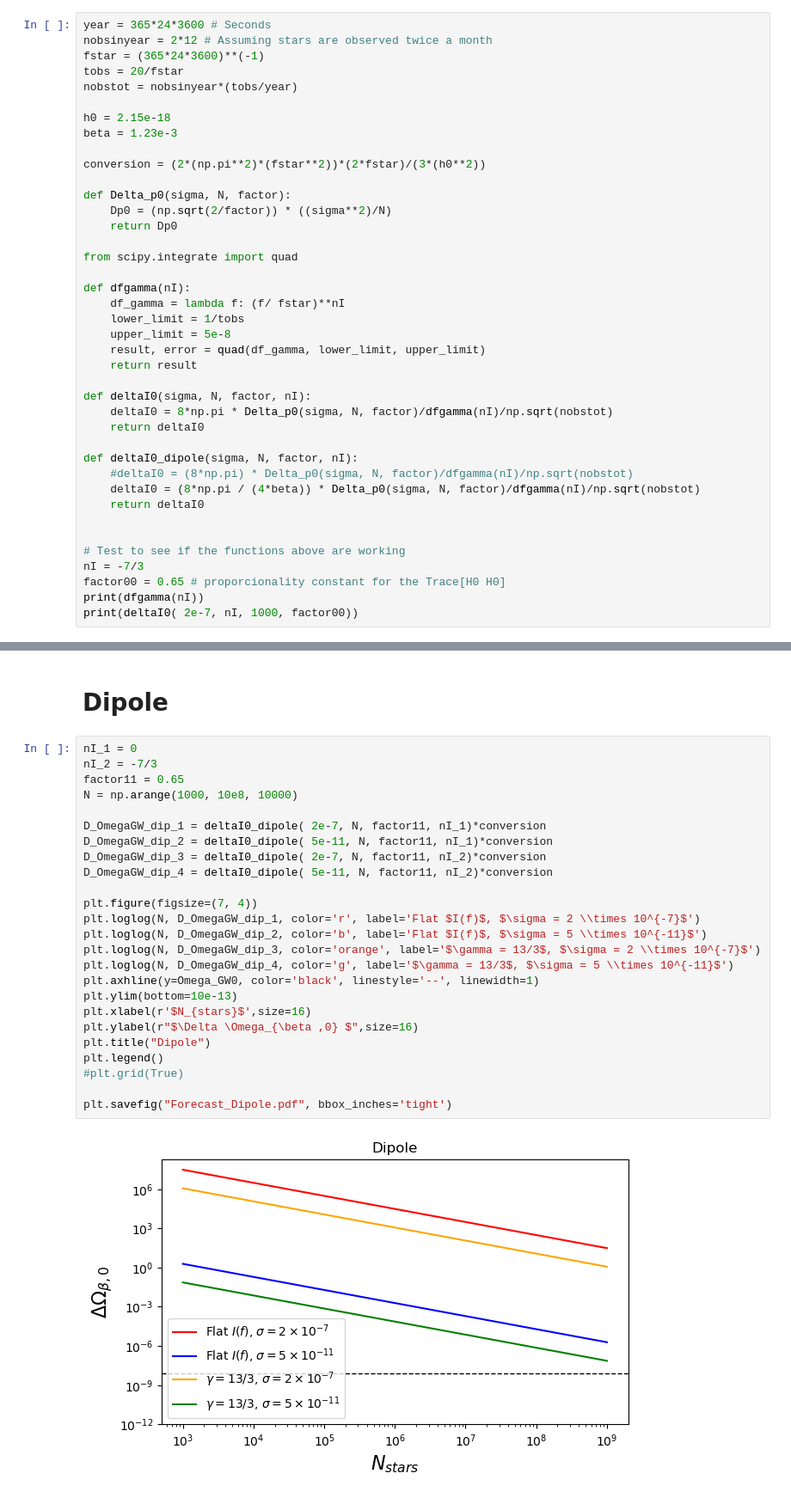
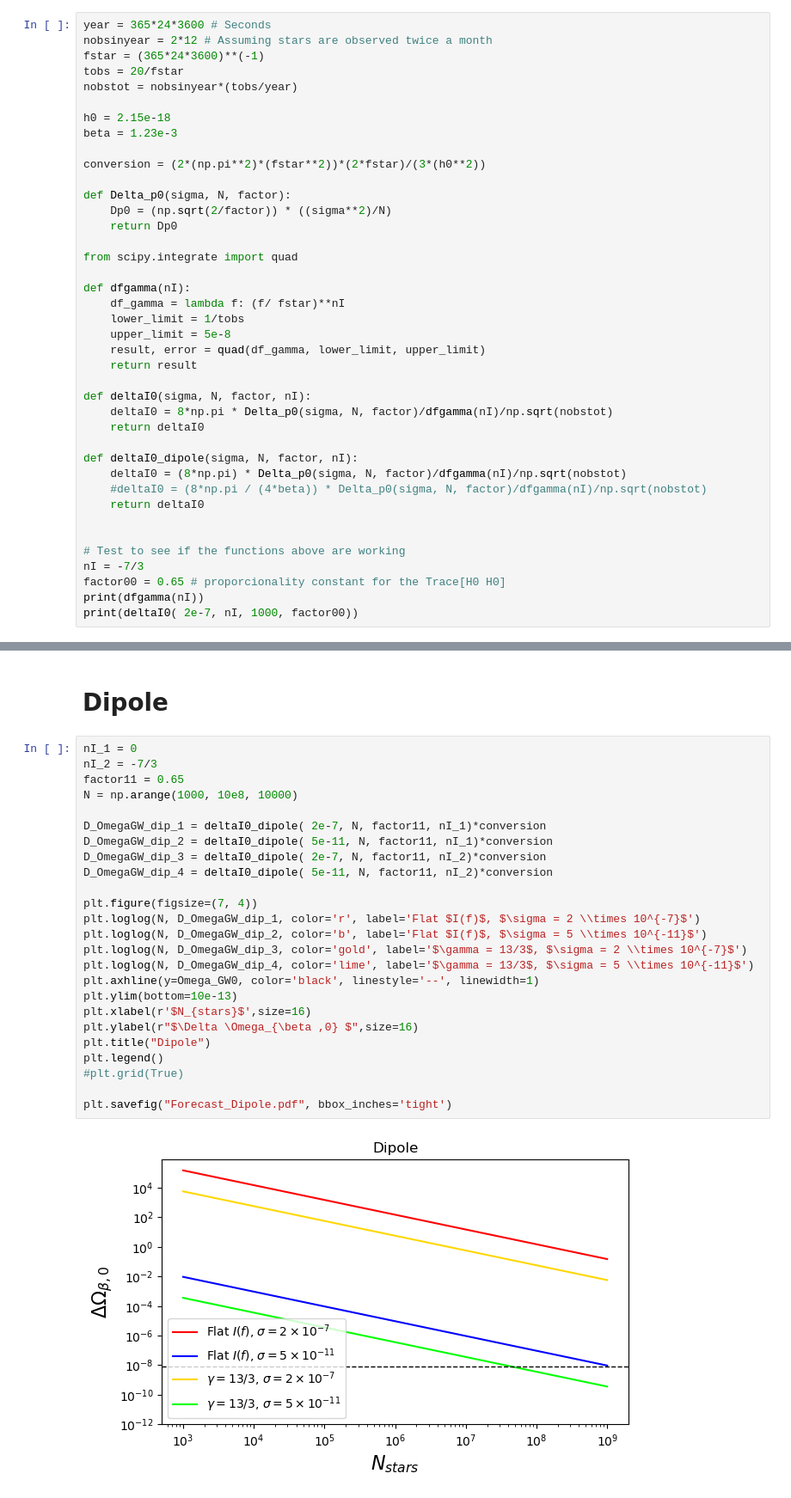
Before and after one commit to MarisolJC/Astrometry_meets_PTAs, a Jupyter notebook: Forecast.ipynb, the cells around one changed output, grey strips where cells are left out. Shown: that part at 86% size. Saved outputs shown, nothing was run; the diff lists cells and outputs as text.

```diff
--- a/Forecast.ipynb
+++ b/Forecast.ipynb
@@ -36,8 +36,8 @@ def deltaI0(sigma, N, factor, nI):
     return deltaI0
 
 def deltaI0_dipole(sigma, N, factor, nI):
-    #deltaI0 = (8*np.pi) * Delta_p0(sigma, N, factor)/dfgamma(nI)/np.sqrt(nobstot)
-    deltaI0 = (8*np.pi / (4*beta)) * Delta_p0(sigma, N, factor)/dfgamma(nI)/np.sqrt(nobstot)
+    deltaI0 = (8*np.pi) * Delta_p0(sigma, N, factor)/dfgamma(nI)/np.sqrt(nobstot)
+    #deltaI0 = (8*np.pi / (4*beta)) * Delta_p0(sigma, N, factor)/dfgamma(nI)/np.sqrt(nobstot)
     return deltaI0
 
 
@@ -86,27 +86,27 @@ plt.savefig("Forecast_Monopole.pdf", bbox_inches='tight')
 # %%
 nI_1 = 0
 nI_2 = -7/3
 factor11 = 0.65
 N = np.arange(1000, 10e8, 10000)
 
 D_OmegaGW_dip_1 = deltaI0_dipole( 2e-7, N, factor11, nI_1)*conversion
 D_OmegaGW_dip_2 = deltaI0_dipole( 5e-11, N, factor11, nI_1)*conversion
 D_OmegaGW_dip_3 = deltaI0_dipole( 2e-7, N, factor11, nI_2)*conversion
 D_OmegaGW_dip_4 = deltaI0_dipole( 5e-11, N, factor11, nI_2)*conversion
 
 plt.figure(figsize=(7, 4))
 plt.loglog(N, D_OmegaGW_dip_1, color='r', label='Flat $I(f)$, $\sigma = 2 \\times 10^{-7}$')
 plt.loglog(N, D_OmegaGW_dip_2, color='b', label='Flat $I(f)$, $\sigma = 5 \\times 10^{-11}$')
-plt.loglog(N, D_OmegaGW_dip_3, color='orange', label='$\gamma = 13/3$, $\sigma = 2 \\times 10^{-7}$')
-plt.loglog(N, D_OmegaGW_dip_4, color='g', label='$\gamma = 13/3$, $\sigma = 5 \\times 10^{-11}$')
+plt.loglog(N, D_OmegaGW_dip_3, color='gold', label='$\gamma = 13/3$, $\sigma = 2 \\times 10^{-7}$')
+plt.loglog(N, D_OmegaGW_dip_4, color='lime', label='$\gamma = 13/3$, $\sigma = 5 \\times 10^{-11}$')
 plt.axhline(y=Omega_GW0, color='black', linestyle='--', linewidth=1)
 plt.ylim(bottom=10e-13)
 plt.xlabel(r'$N_{stars}$',size=16)
 plt.ylabel(r"$\Delta \Omega_{\beta ,0} $",size=16)
 plt.title("Dipole")
 plt.legend()
 #plt.grid(True)
 
 plt.savefig("Forecast_Dipole.pdf", bbox_inches='tight')
 # %% [output]
-[figure, old version]
+[figure, new version]
```
Also changed, not shown: parts of 1 cell of this notebook.
